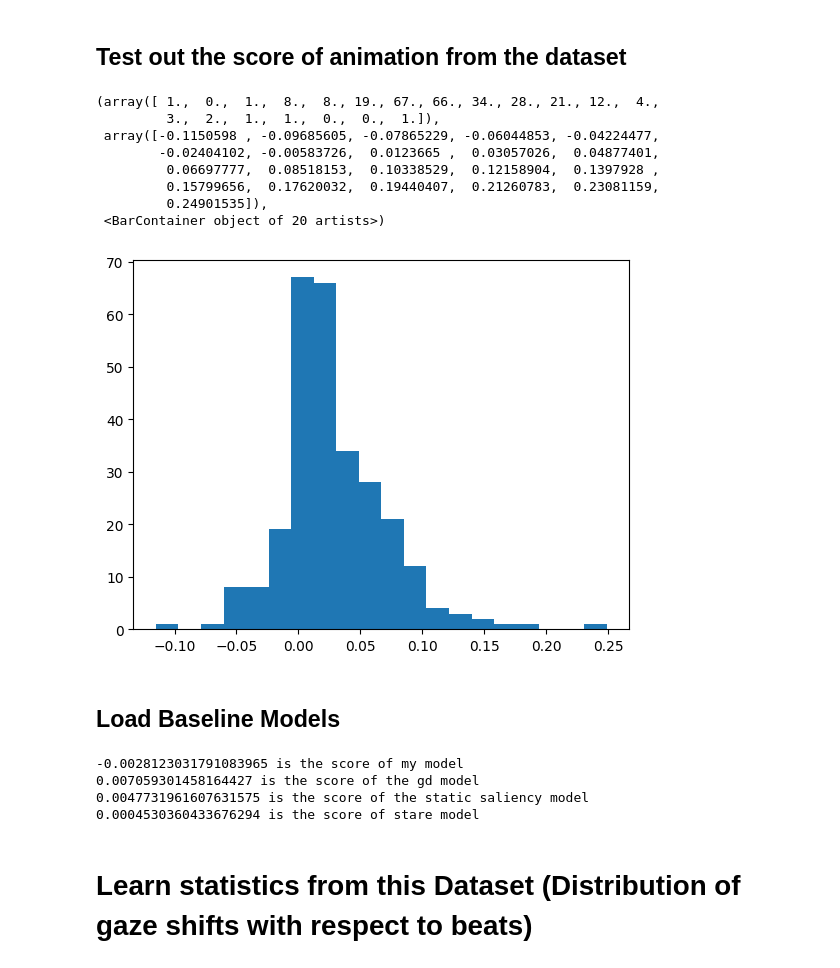
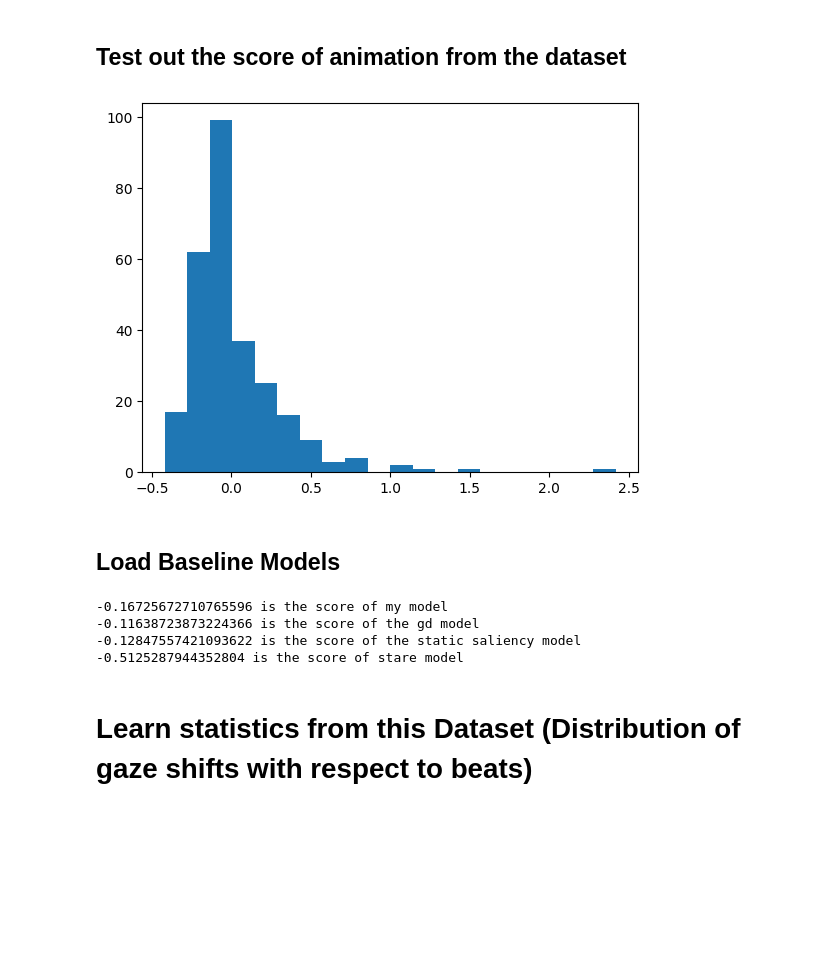
Before and after one commit to EvanSamaa/Gaze_project, a Jupyter notebook: evaluation/Data_driven_evaluation.ipynb, the cells around one changed output. Drawn from its saved outputs; the diff is of its cells as text; code cells hidden in the pictures; blank space fills up the shorter version.

```diff
--- a/evaluation/Data_driven_evaluation.ipynb
+++ b/evaluation/Data_driven_evaluation.ipynb
@@ -375,17 +378,17 @@ from Signal_processing_utils import intensity_from_signal
 dataset = SegmentDataset_SelfTape111(dataset_location)
 matching_cov_values = []
 for shot_id in range(0, len(dataset)):
-    [sr, audio_onscreen, audio_offscreen], [fps, gaze, head, blinks, aversion] = dataset[shot_id]
+    [sr, audio_onscreen, audio_offscreen], [fps, gaze, head, blinks] = dataset[shot_id]
     cor = get_time_series_coefficient(audio_onscreen, gaze, fps)
     matching_cov_values.append(cor)
 
 mis_matched_cov_values = []
 for shot_id in range(0, len(dataset)):
-    [sr, audio_onscreen, audio_offscreen], [fps, gaze, head, blinks, aversion] = dataset[shot_id]
+    [sr, audio_onscreen, audio_offscreen], [fps, gaze, head, blinks] = dataset[shot_id]
     random_id = np.random.randint(0, len(dataset))
     while (random_id == shot_id):
         random_id = np.random.randint(0, len(dataset))
-    [sr2, audio_onscreen2, audio_offscreen2], [fps2, gaze2, head2, blinks2, aversion2] = dataset[random_id]
+    [sr2, audio_onscreen2, audio_offscreen2], [fps2, gaze2, head2, blinks2] = dataset[random_id]
     cor = get_time_series_coefficient(audio_onscreen, gaze2, fps)
     mis_matched_cov_values.append(cor)
 
@@ -407,19 +417,14 @@ mismatching_model = ss.norm(mean, std)
 score_in_dataset = []
 for i in range(0, dataset.total_shot_count()):
     [sr, audio_onscreen, audio_offscreen], [fps, gaze, head, blinks], [file_name, shot_range] = dataset.get_video(i)
-    score_in_dataset.append(get_time_series_coefficient(audio_onscreen, gaze, fps))
+    score = corelation_based_score(get_time_series_coefficient(audio_onscreen, gaze, fps), matching_model, mismatching_model)
+    score_in_dataset.append(score)
 # %%
+plt.cla()
 plt.hist(score_in_dataset, bins=20)
+plt.show()
 # %% [output]
-(array([ 1.,  0.,  1.,  8.,  8., 19., 67., 66., 34., 28., 21., 12.,  4.,
-         3.,  2.,  1.,  1.,  0.,  0.,  1.]),
- array([-0.1150598 , -0.09685605, -0.07865229, -0.06044853, -0.04224477,
-        -0.02404102, -0.00583726,  0.0123665 ,  0.03057026,  0.04877401,
-         0.06697777,  0.08518153,  0.10338529,  0.12158904,  0.1397928 ,
-         0.15799656,  0.17620032,  0.19440407,  0.21260783,  0.23081159,
-         0.24901535]),
- <BarContainer object of 20 artists>)
-[figure, old version]
+[figure, new version]
 # %% [markdown]
 ## Load Baseline Models
 # %%
@@ -512,19 +517,23 @@ method_gd = gp_ek_interp(times)
 method_ss = ss_ek_interp(times)
 method_st = st_ek_interp(times)
 score_mine = get_time_series_coefficient(audio, method_mine, evaluation_fps)
+score_mine = corelation_based_score(score_mine, matching_model, mismatching_model)
 score_gd = get_time_series_coefficient(audio, method_gd, evaluation_fps)
+score_gd = corelation_based_score(score_gd, matching_model, mismatching_model)
 score_ss = get_time_series_coefficient(audio, method_ss, evaluation_fps)
+score_ss = corelation_based_score(score_ss, matching_model, mismatching_model)
 score_st = get_time_series_coefficient(audio, method_st, evaluation_fps)
+score_st = corelation_based_score(score_ss, matching_model, mismatching_model)
 
 print("{} is the score of my model".format(score_mine))
 print("{} is the score of the gd model".format(score_gd))
 print("{} is the score of the static saliency model".format(score_ss))
 print("{} is the score of stare model".format(score_st))
 # %% [output]
--0.0028123031791083965 is the score of my model
-0.007059301458164427 is the score of the gd model
-0.0047731961607631575 is the score of the static saliency model
-0.0004530360433676294 is the score of stare model
+-0.16725672710765596 is the score of my model
+-0.11638723873224366 is the score of the gd model
+-0.12847557421093622 is the score of the static saliency model
+-0.5125287944352804 is the score of stare model
 # %% [markdown]
 # Learn statistics from this Dataset (Distribution of gaze shifts with respect to beats)
 # %% [markdown]
```
Also changed, not shown: parts of 17 cells of this notebook, 3 other files.
